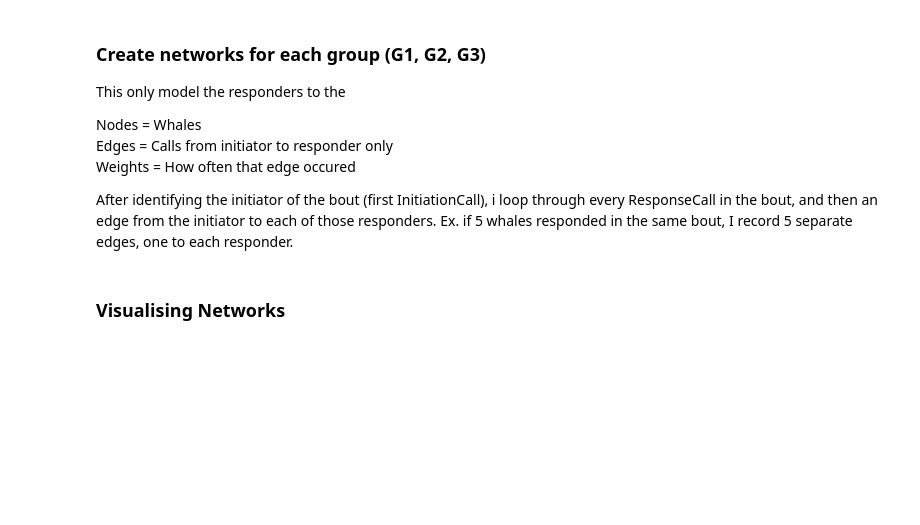
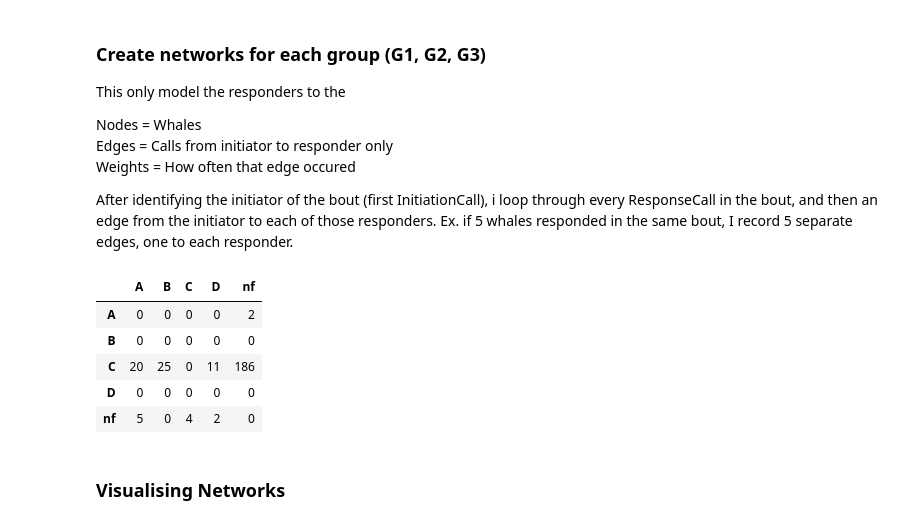
Before and after one commit to erhk/Network_Analysis_Pilot_Whale, a Jupyter notebook: Python/Interaction_network_analysis.ipynb, the cells around one changed output. Saved outputs shown, nothing was run; the diff lists cells and outputs as text; code cells hidden in the pictures; blank space fills up the shorter version.

```diff
--- a/Python/Interaction_network_analysis.ipynb
+++ b/Python/Interaction_network_analysis.ipynb
@@ -89,3 +94,28 @@ for group_id, df_group in df.groupby("Group"): # Subset into the three groups
+# %%
+interaction_matrices = {}
+
+# Loop through each group and build a matrix
+for group_id, G in group_graphs.items():
+    # Get all whales involved in the graph
+    whales = sorted(G.nodes())
+
+    # Initialize DataFrame with zeros
+    matrix = pd.DataFrame(0, index=whales, columns=whales)
+
+    # Fill matrix with weights from edges
+    for u, v, data in G.edges(data=True):
+        matrix.loc[u, v] = data['weight']
+
+    interaction_matrices[group_id] = matrix
+
+interaction_matrices['G2']
+# %% [output]
+|  | A | B | C | D | nf |
+| A | 0 | 0 | 0 | 0 | 2 |
+| B | 0 | 0 | 0 | 0 | 0 |
+| C | 20 | 25 | 0 | 11 | 186 |
+| D | 0 | 0 | 0 | 0 | 0 |
+| nf | 5 | 0 | 4 | 2 | 0 |
 # %% [markdown]
 ### Visualising Networks
 # %%
```
Also changed, not shown: parts of 3 cells of this notebook, 38 other files.
